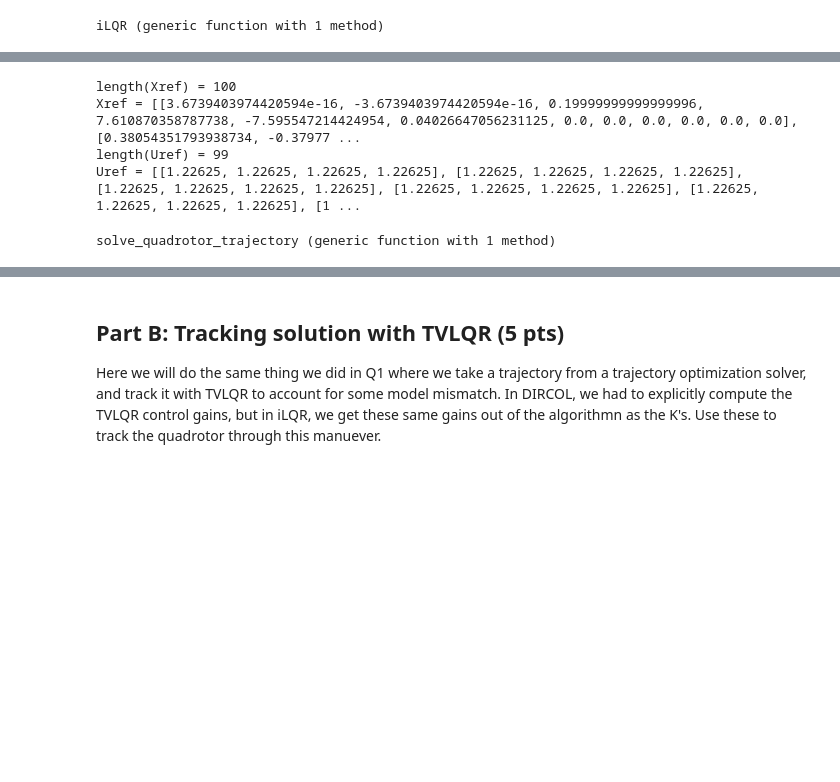
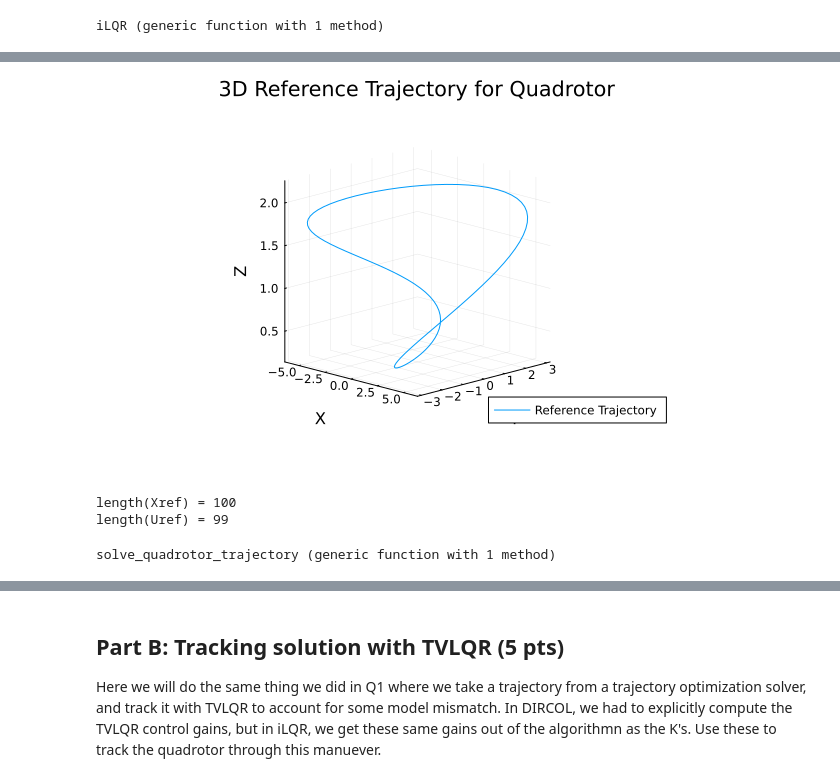
Before and after one commit to Guo-lab/16745-Optimal-Control-and-RL, a Jupyter notebook: HW3_S24-main/Q2.ipynb, the cells around one changed output, grey strips where cells are left out. Drawn from its saved outputs; the diff is of its cells as text; code cells hidden in the pictures; blank space fills up the shorter version.

```diff
--- a/HW3_S24-main/Q2.ipynb
+++ b/HW3_S24-main/Q2.ipynb
@@ -348,9 +348,9 @@ display(plot3d(
 	camera = (45, 15, 2),  # adjust the azimuth, elevation, and distance
 ))
 @show length(Xref);
-@show Xref;
+# @show Xref;
 @show length(Uref);
-@show Uref;
+# @show Uref;
 
 function solve_quadrotor_trajectory(; verbose = true)
 	# problem size
@@ -418,7 +417,6 @@ end
+[figure, added]
 length(Xref) = 100
-Xref = [[3.6739403974420594e-16, -3.6739403974420594e-16, 0.19999999999999996, 7.610870358787738, -7.595547214424954, 0.04026647056231125, 0.0, 0.0, 0.0, 0.0, 0.0, 0.0], [0.38054351793938734, -0.37977 ...
 length(Uref) = 99
-Uref = [[1.22625, 1.22625, 1.22625, 1.22625], [1.22625, 1.22625, 1.22625, 1.22625], [1.22625, 1.22625, 1.22625, 1.22625], [1.22625, 1.22625, 1.22625, 1.22625], [1.22625, 1.22625, 1.22625, 1.22625], [1 ...
 solve_quadrotor_trajectory (generic function with 1 method)
 # %%
 @testset "ilqr" begin
```
Also changed, not shown: parts of 9 cells of this notebook, 6 other files.
